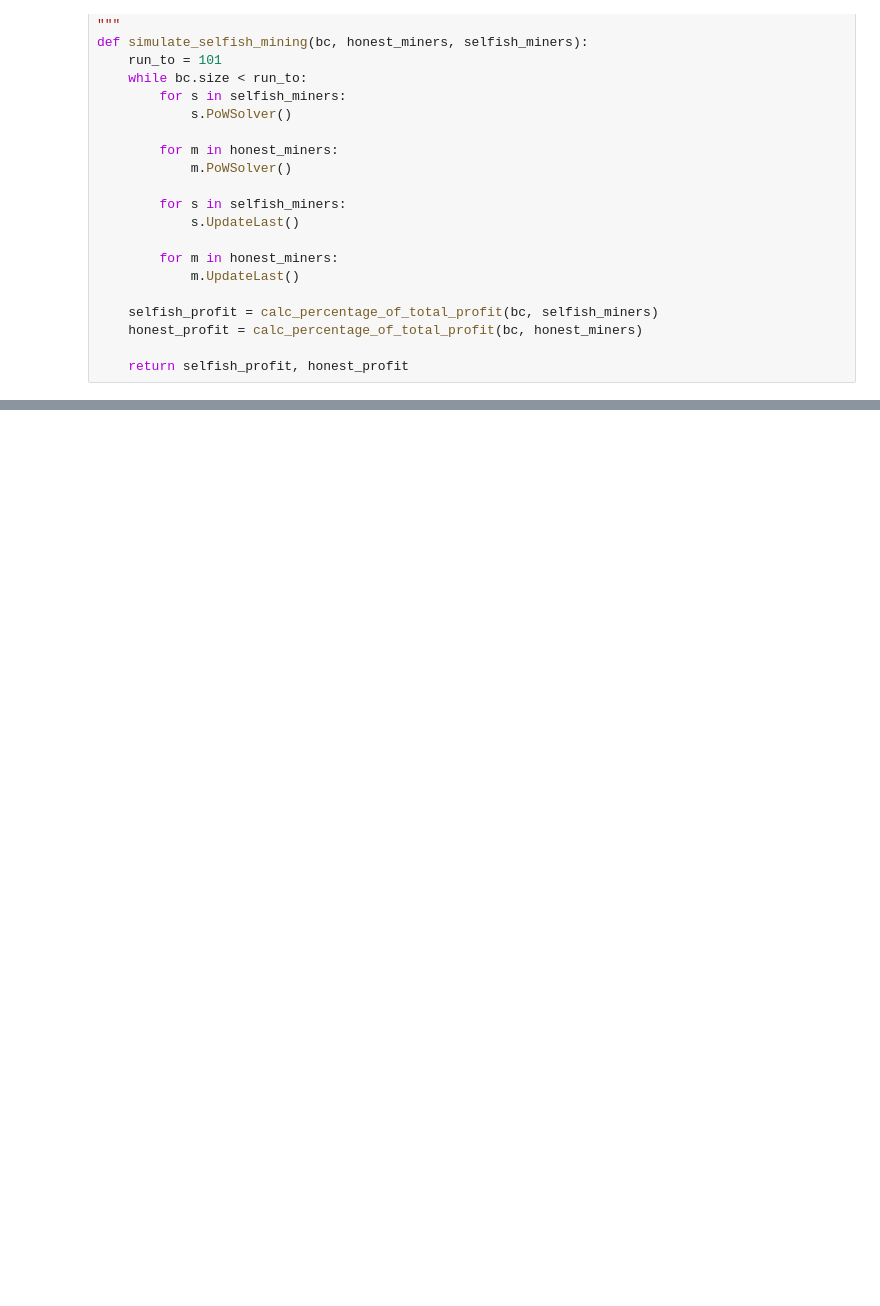
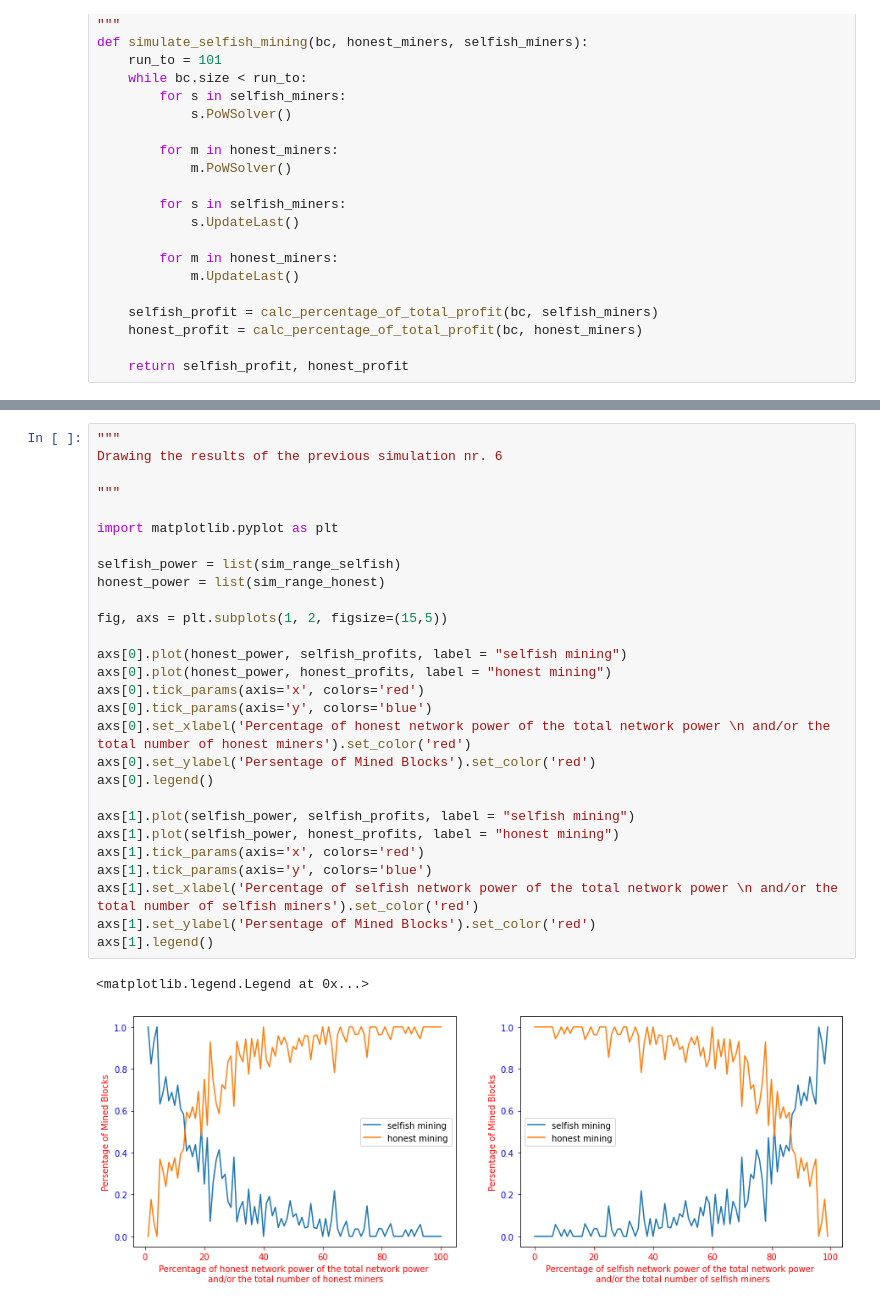
Before and after one commit to MohammedGuniem/Selfish-GHOST-and-Stubborn-Mining, a Jupyter notebook: GHOST.ipynb, the cells around one changed output, grey strips where cells are left out. Drawn from its saved outputs; the diff is of its cells as text; blank space fills up the shorter version.

```diff
--- a/GHOST.ipynb
+++ b/GHOST.ipynb
@@ -324,0 +428,31 @@ axs[1].legend()
+# %%
+"""
+Drawing the results of the previous simulation nr. 6
+
+"""
+
+import matplotlib.pyplot as plt
+
+selfish_power = list(sim_range_selfish)
+honest_power = list(sim_range_honest)
+
+fig, axs = plt.subplots(1, 2, figsize=(15,5))
+
+axs[0].plot(honest_power, selfish_profits, label = "selfish mining")
+axs[0].plot(honest_power, honest_profits, label = "honest mining")
+axs[0].tick_params(axis='x', colors='red')
+axs[0].tick_params(axis='y', colors='blue')
+axs[0].set_xlabel('Percentage of honest network power of the total network power \n and/or the total number of honest miners').set_color('red')
+axs[0].set_ylabel('Persentage of Mined Blocks').set_color('red')
+axs[0].legend()
+
+axs[1].plot(selfish_power, selfish_profits, label = "selfish mining")
+axs[1].plot(selfish_power, honest_profits, label = "honest mining")
+axs[1].tick_params(axis='x', colors='red')
+axs[1].tick_params(axis='y', colors='blue')
+axs[1].set_xlabel('Percentage of selfish network power of the total network power \n and/or the total number of selfish miners').set_color('red')
+axs[1].set_ylabel('Persentage of Mined Blocks').set_color('red')
+axs[1].legend()
+# %% [output]
+<matplotlib.legend.Legend at 0x...>
+[figure, added]
```
Also changed, not shown: parts of 5 cells of this notebook, 1 other file.
